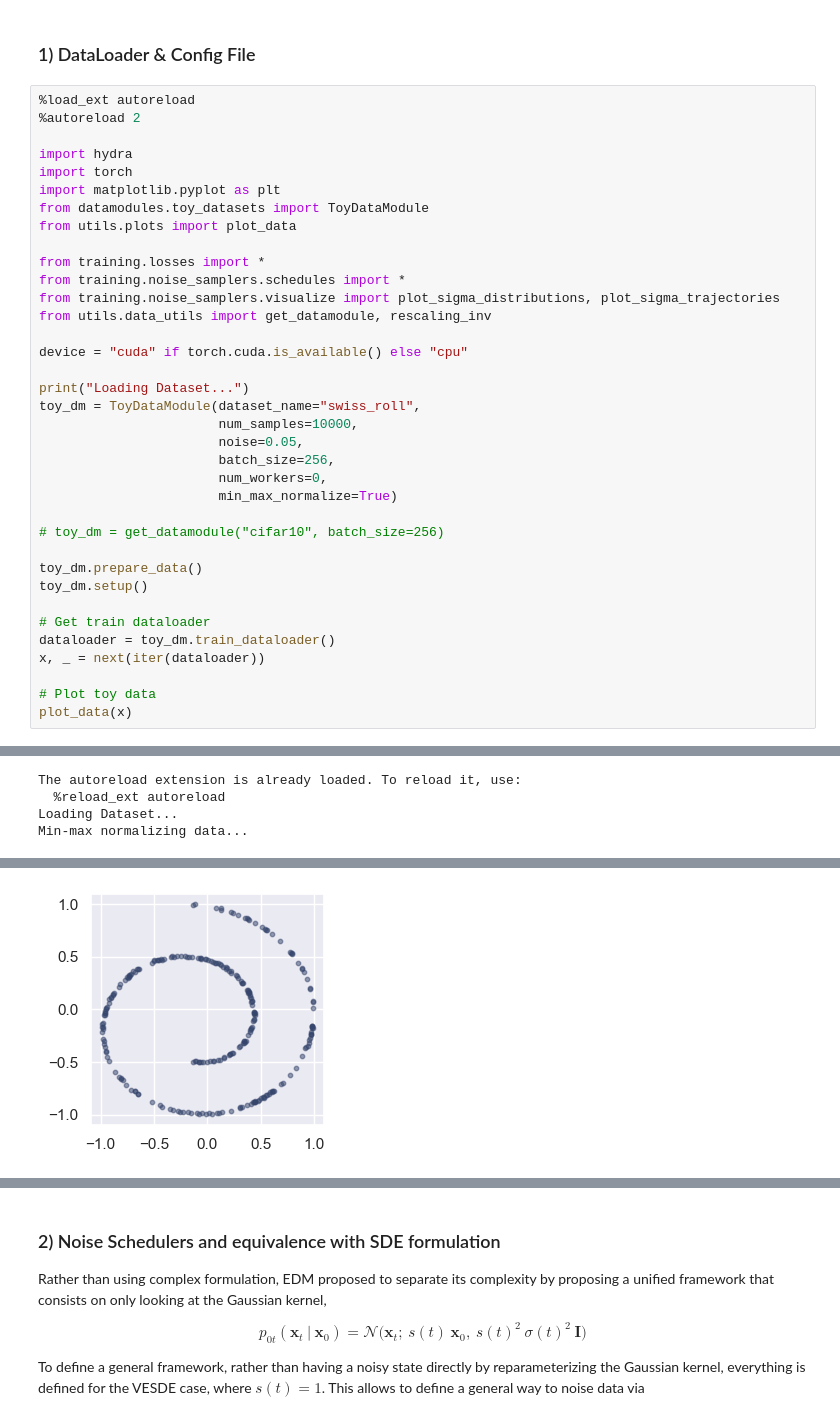
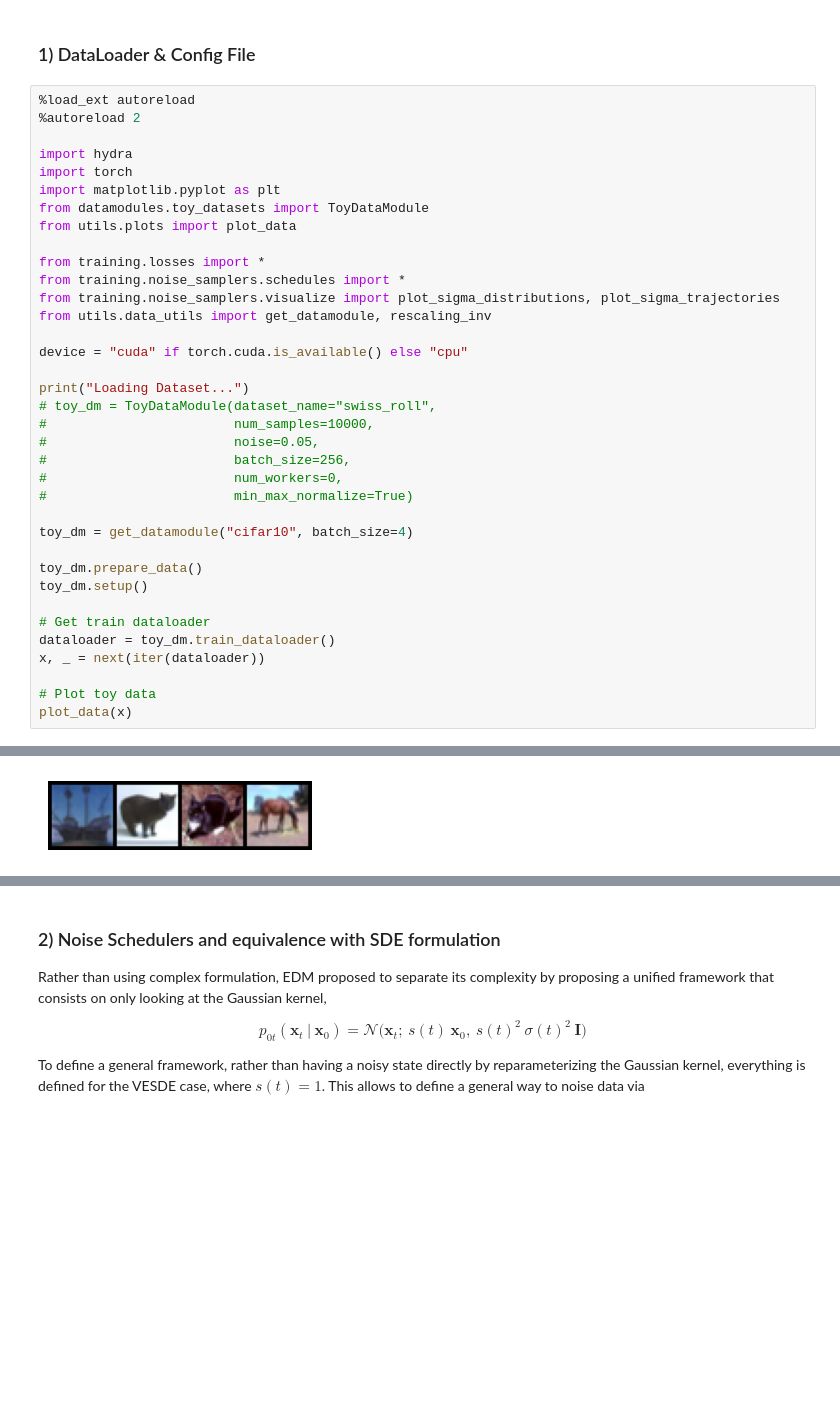
Before and after one commit to gabrielrayasony/cedm, a Jupyter notebook: toy_example.ipynb, the cells around one changed output, grey strips where cells are left out. Cells and saved outputs as stored; diff of their text form; blank space fills up the shorter version.

Commit message:
image and 2d data working with entropic sampler - prelimiary test

```diff
--- a/toy_example.ipynb
+++ b/toy_example.ipynb
@@ -26,14 +26,14 @@ from utils.data_utils import get_datamodule, rescaling_inv
 device = "cuda" if torch.cuda.is_available() else "cpu"
 
 print("Loading Dataset...")
-toy_dm = ToyDataModule(dataset_name="swiss_roll",
-                       num_samples=10000,
-                       noise=0.05,
-                       batch_size=256,
-                       num_workers=0,
-                       min_max_normalize=True)
+# toy_dm = ToyDataModule(dataset_name="swiss_roll",
+#                        num_samples=10000,
+#                        noise=0.05,
+#                        batch_size=256,
+#                        num_workers=0,
+#                        min_max_normalize=True)
 
-# toy_dm = get_datamodule("cifar10", batch_size=256)
+toy_dm = get_datamodule("cifar10", batch_size=4)
 
 toy_dm.prepare_data()
 toy_dm.setup()
@@ -65,4 +50,0 @@ NameError: name 'DivDiffEq' is not defined
-The autoreload extension is already loaded. To reload it, use:
-  %reload_ext autoreload
-Loading Dataset...
-Min-max normalizing data...
@@ -83,4 +51,4 @@ NameError: name 'DivDiffEq' is not defined
-[figure, old version]
+[figure, new version]
 # %%
 import yaml
 from omegaconf import OmegaConf
```
Also changed, not shown: parts of 29 cells of this notebook, 16 other files.
